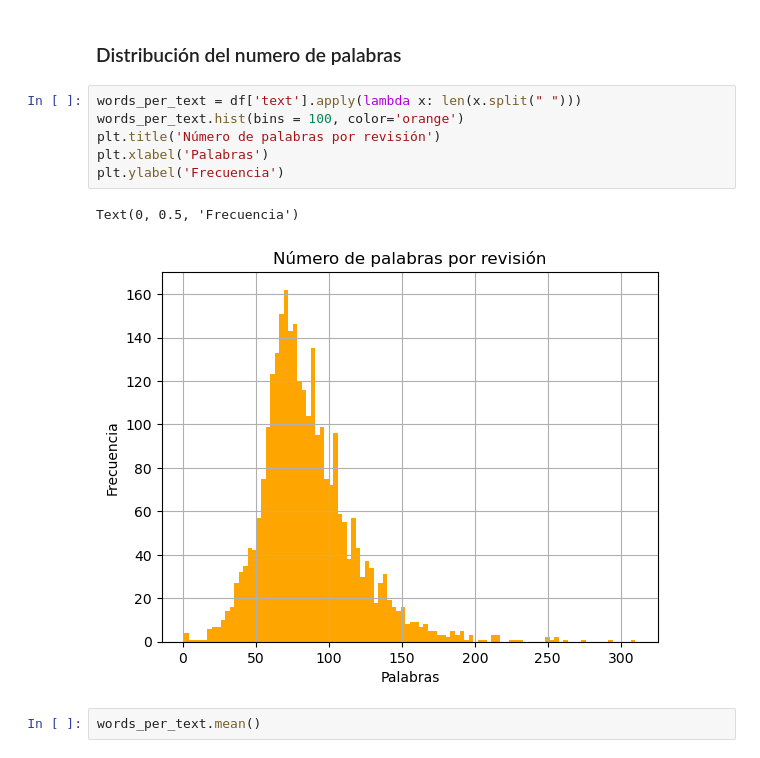
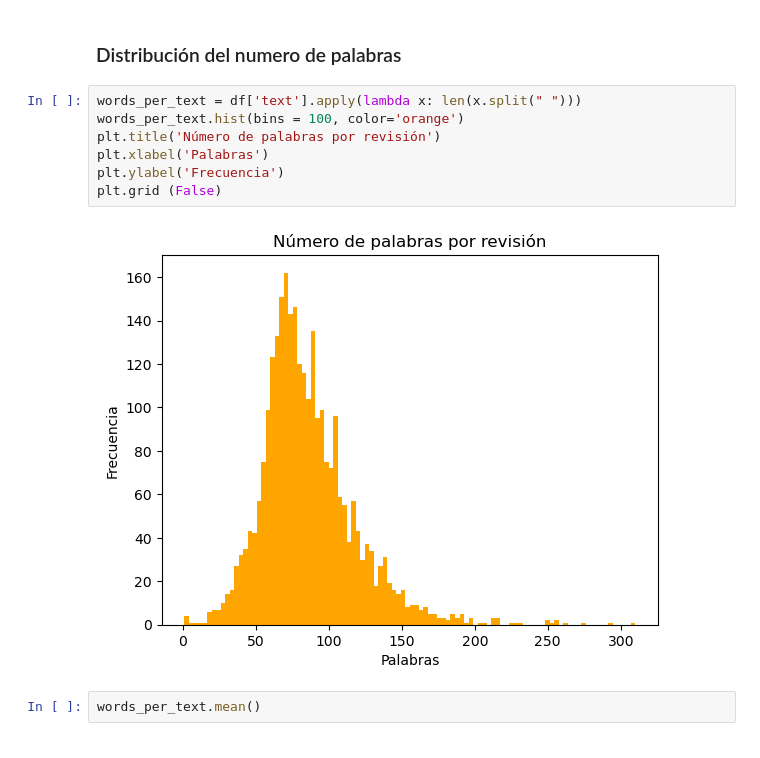
Before and after one commit to valemicolgarcia/Stress-Detection, a Jupyter notebook: nlp.ipynb, the cells around one changed output. Cells and saved outputs as stored; diff of their text form.

```diff
--- a/nlp.ipynb
+++ b/nlp.ipynb
@@ -89,12 +89,12 @@ df.shape
 # %%
 words_per_text = df['text'].apply(lambda x: len(x.split(" ")))
 words_per_text.hist(bins = 100, color='orange')
 plt.title('Número de palabras por revisión')
 plt.xlabel('Palabras')
 plt.ylabel('Frecuencia')
+plt.grid (False)
 # %% [output]
-Text(0, 0.5, 'Frecuencia')
-[figure, old version]
+[figure, new version]
 # %%
 words_per_text.mean()
 # %% [output]
```
Also changed, not shown: parts of 1 cell of this notebook.
